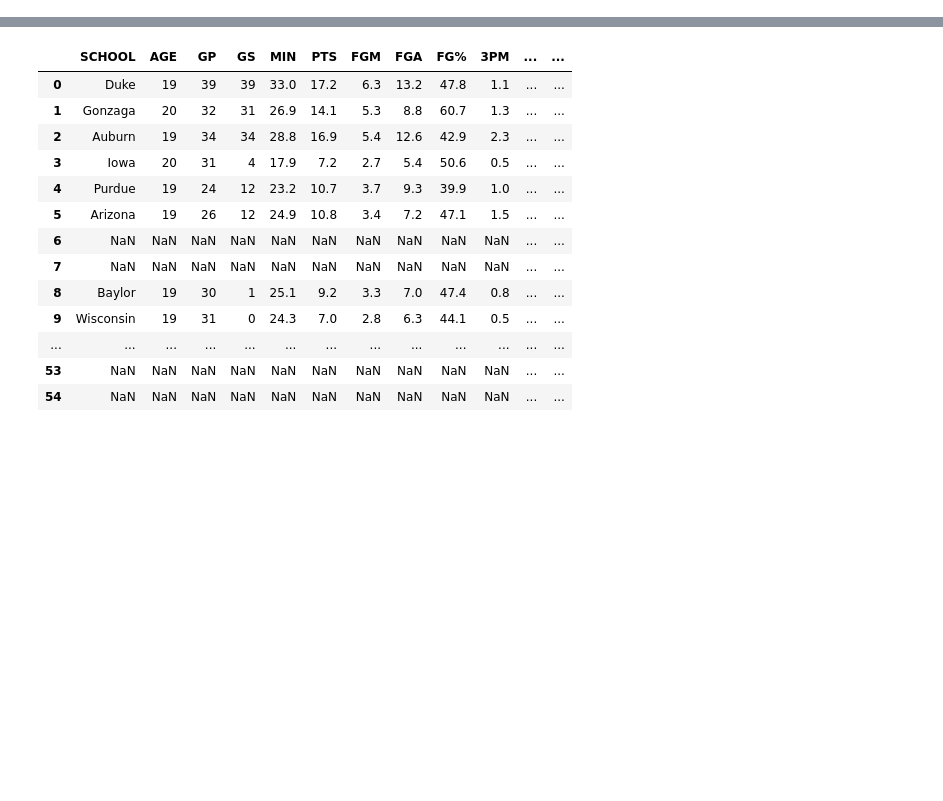
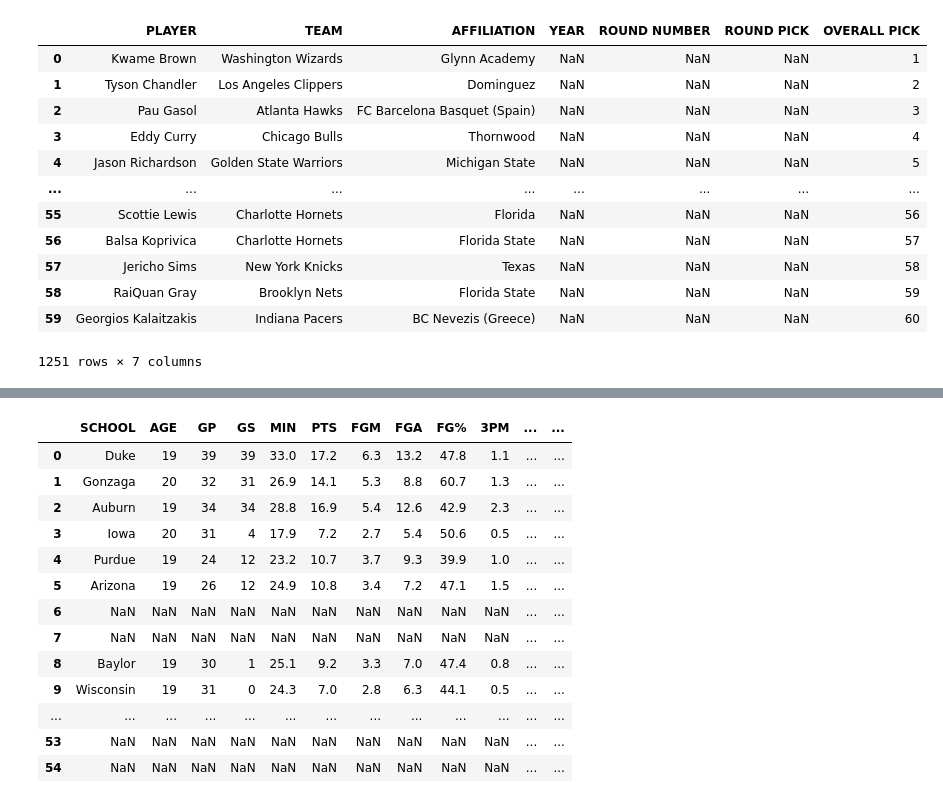
Before and after one commit to asimp104/nba_rookie_proj, a Jupyter notebook: NBA ROOKIE DATA SCRAPER .ipynb, the cells around one changed output, grey strips where cells are left out. Cells and saved outputs as stored; diff of their text form; code cells hidden in the pictures; blank space fills up the shorter version.

```diff
--- a/NBA ROOKIE DATA SCRAPER .ipynb
+++ b/NBA ROOKIE DATA SCRAPER .ipynb
@@ -149,11 +155,12 @@ def getPlayerStats(player, player_df,year , rookie=False):
     time.sleep(10)
 # %%
 driver = webdriver.Chrome(ChromeDriverManager().install())
-goToDraft('2015')
+goToDraft('2001')
 draft_df = initializeDraftDataframe()
 player_df = initializePlayerDataframe()
+print('initialized')
 
-for year in range(2015, 2022):
+for year in range(2001, 2022):
     goToDraft(str(year))
     draft_df = basicDraftData(draft_df)
     players = driver.find_elements(By.XPATH, "//td[@class='player']")
@@ -175,0 +193,16 @@ done
+# %%
+draft_df
+# %% [output]
+|  | PLAYER | TEAM | AFFILIATION | YEAR | ROUND NUMBER | ROUND PICK | OVERALL PICK |
+| 0 | Kwame Brown | Washington Wizards | Glynn Academy | NaN | NaN | NaN | 1 |
+| 1 | Tyson Chandler | Los Angeles Clippers | Dominguez | NaN | NaN | NaN | 2 |
+| 2 | Pau Gasol | Atlanta Hawks | FC Barcelona Basquet (Spain) | NaN | NaN | NaN | 3 |
+| 3 | Eddy Curry | Chicago Bulls | Thornwood | NaN | NaN | NaN | 4 |
+| 4 | Jason Richardson | Golden State Warriors | Michigan State | NaN | NaN | NaN | 5 |
+| ... | ... | ... | ... | ... | ... | ... | ... |
+| 55 | Scottie Lewis | Charlotte Hornets | Florida | NaN | NaN | NaN | 56 |
+| 56 | Balsa Koprivica | Charlotte Hornets | Florida State | NaN | NaN | NaN | 57 |
+| 57 | Jericho Sims | New York Knicks | Texas | NaN | NaN | NaN | 58 |
+| 58 | RaiQuan Gray | Brooklyn Nets | Florida State | NaN | NaN | NaN | 59 |
+| 59 | Georgios Kalaitzakis | Indiana Pacers | BC Nevezis (Greece) | NaN | NaN | NaN | 60 |
+1251 rows × 7 columns
```
Also changed, not shown: parts of 15 cells of this notebook, 3 other files.
